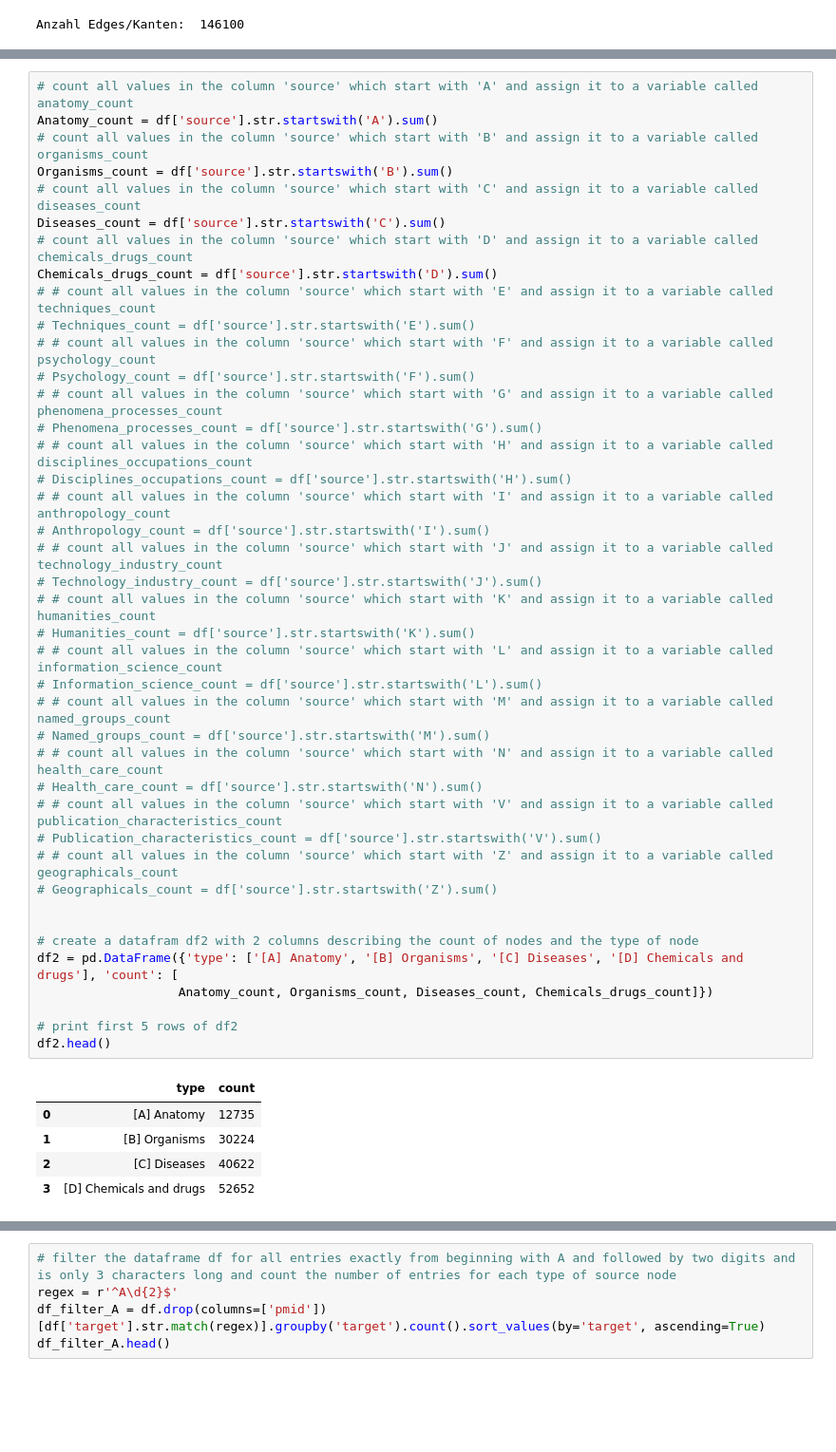
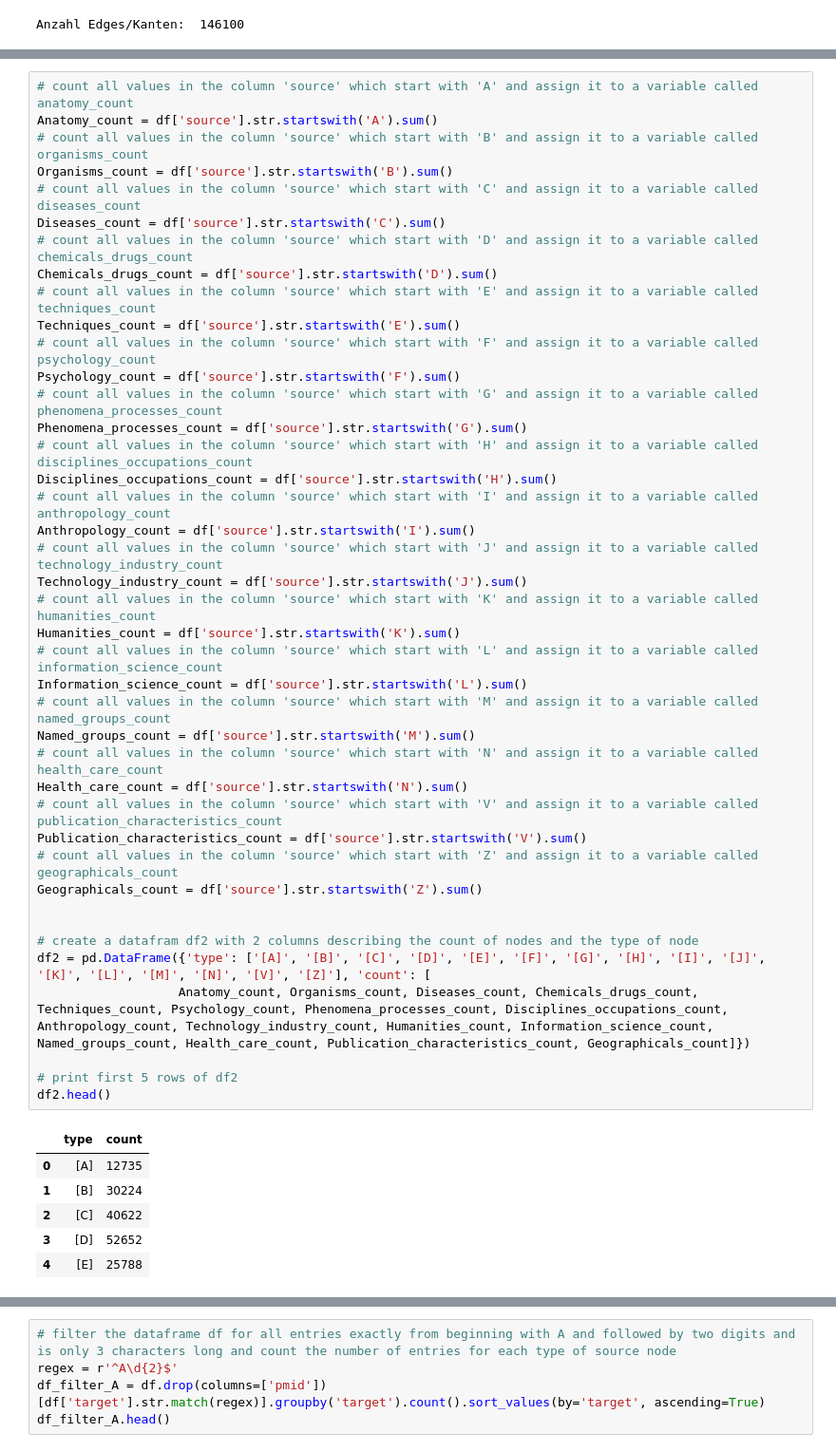
Before and after one commit to hannesbreit/pubmed-scrapper, a Jupyter notebook: descriptive-analysis.ipynb, the cells around one changed output, grey strips where cells are left out. Shown at 95% size. Drawn from its saved outputs; the diff is of its cells as text; blank space fills up the shorter version.

```diff
--- a/descriptive-analysis.ipynb
+++ b/descriptive-analysis.ipynb
@@ -104,49 +104,50 @@ df.head()
 # %%
 # count all values in the column 'source' which start with 'A' and assign it to a variable called anatomy_count
 Anatomy_count = df['source'].str.startswith('A').sum()
 # count all values in the column 'source' which start with 'B' and assign it to a variable called organisms_count
 Organisms_count = df['source'].str.startswith('B').sum()
 # count all values in the column 'source' which start with 'C' and assign it to a variable called diseases_count
 Diseases_count = df['source'].str.startswith('C').sum()
 # count all values in the column 'source' which start with 'D' and assign it to a variable called chemicals_drugs_count
 Chemicals_drugs_count = df['source'].str.startswith('D').sum()
-# # count all values in the column 'source' which start with 'E' and assign it to a variable called techniques_count
-# Techniques_count = df['source'].str.startswith('E').sum()
-# # count all values in the column 'source' which start with 'F' and assign it to a variable called psychology_count
-# Psychology_count = df['source'].str.startswith('F').sum()
-# # count all values in the column 'source' which start with 'G' and assign it to a variable called phenomena_processes_count
-# Phenomena_processes_count = df['source'].str.startswith('G').sum()
-# # count all values in the column 'source' which start with 'H' and assign it to a variable called disciplines_occupations_count
-# Disciplines_occupations_count = df['source'].str.startswith('H').sum()
-# # count all values in the column 'source' which start with 'I' and assign it to a variable called anthropology_count
-# Anthropology_count = df['source'].str.startswith('I').sum()
-# # count all values in the column 'source' which start with 'J' and assign it to a variable called technology_industry_count
-# Technology_industry_count = df['source'].str.startswith('J').sum()
-# # count all values in the column 'source' which start with 'K' and assign it to a variable called humanities_count
-# Humanities_count = df['source'].str.startswith('K').sum()
-# # count all values in the column 'source' which start with 'L' and assign it to a variable called information_science_count
-# Information_science_count = df['source'].str.startswith('L').sum()
-# # count all values in the column 'source' which start with 'M' and assign it to a variable called named_groups_count
-# Named_groups_count = df['source'].str.startswith('M').sum()
-# # count all values in the column 'source' which start with 'N' and assign it to a variable called health_care_count
-# Health_care_count = df['source'].str.startswith('N').sum()
-# # count all values in the column 'source' which start with 'V' and assign it to a variable called publication_characteristics_count
-# Publication_characteristics_count = df['source'].str.startswith('V').sum()
-# # count all values in the column 'source' which start with 'Z' and assign it to a variable called geographicals_count
-# Geographicals_count = df['source'].str.startswith('Z').sum()
+# count all values in the column 'source' which start with 'E' and assign it to a variable called techniques_count
+Techniques_count = df['source'].str.startswith('E').sum()
+# count all values in the column 'source' which start with 'F' and assign it to a variable called psychology_count
+Psychology_count = df['source'].str.startswith('F').sum()
+# count all values in the column 'source' which start with 'G' and assign it to a variable called phenomena_processes_count
+Phenomena_processes_count = df['source'].str.startswith('G').sum()
+# count all values in the column 'source' which start with 'H' and assign it to a variable called disciplines_occupations_count
+Disciplines_occupations_count = df['source'].str.startswith('H').sum()
+# count all values in the column 'source' which start with 'I' and assign it to a variable called anthropology_count
+Anthropology_count = df['source'].str.startswith('I').sum()
+# count all values in the column 'source' which start with 'J' and assign it to a variable called technology_industry_count
+Technology_industry_count = df['source'].str.startswith('J').sum()
+# count all values in the column 'source' which start with 'K' and assign it to a variable called humanities_count
+Humanities_count = df['source'].str.startswith('K').sum()
+# count all values in the column 'source' which start with 'L' and assign it to a variable called information_science_count
+Information_science_count = df['source'].str.startswith('L').sum()
+# count all values in the column 'source' which start with 'M' and assign it to a variable called named_groups_count
+Named_groups_count = df['source'].str.startswith('M').sum()
+# count all values in the column 'source' which start with 'N' and assign it to a variable called health_care_count
+Health_care_count = df['source'].str.startswith('N').sum()
+# count all values in the column 'source' which start with 'V' and assign it to a variable called publication_characteristics_count
+Publication_characteristics_count = df['source'].str.startswith('V').sum()
+# count all values in the column 'source' which start with 'Z' and assign it to a variable called geographicals_count
+Geographicals_count = df['source'].str.startswith('Z').sum()
 
 
 # create a datafram df2 with 2 columns describing the count of nodes and the type of node
-df2 = pd.DataFrame({'type': ['[A] Anatomy', '[B] Organisms', '[C] Diseases', '[D] Chemicals and drugs'], 'count': [
-                   Anatomy_count, Organisms_count, Diseases_count, Chemicals_drugs_count]})
+df2 = pd.DataFrame({'type': ['[A]', '[B]', '[C]', '[D]', '[E]', '[F]', '[G]', '[H]', '[I]', '[J]', '[K]', '[L]', '[M]', '[N]', '[V]', '[Z]'], 'count': [
+                   Anatomy_count, Organisms_count, Diseases_count, Chemicals_drugs_count, Techniques_count, Psychology_count, Phenomena_processes_count, Disciplines_occupations_count, Anthropology_count, Technology_industry_count, Humanities_count, Information_science_count, Named_groups_count, Health_care_count, Publication_characteristics_count, Geographicals_count]})
 
 # print first 5 rows of df2
 df2.head()
 # %% [output]
 |  | type | count |
-| 0 | [A] Anatomy | 12735 |
-| 1 | [B] Organisms | 30224 |
-| 2 | [C] Diseases | 40622 |
-| 3 | [D] Chemicals and drugs | 52652 |
+| 0 | [A] | 12735 |
+| 1 | [B] | 30224 |
+| 2 | [C] | 40622 |
+| 3 | [D] | 52652 |
+| 4 | [E] | 25788 |
 # %%
 # print barplot of the dataframe df2 with the type of node on the x-axis and the count of nodes on the y-axis
```
Also changed, not shown: parts of 3 cells of this notebook, 1 other file.
